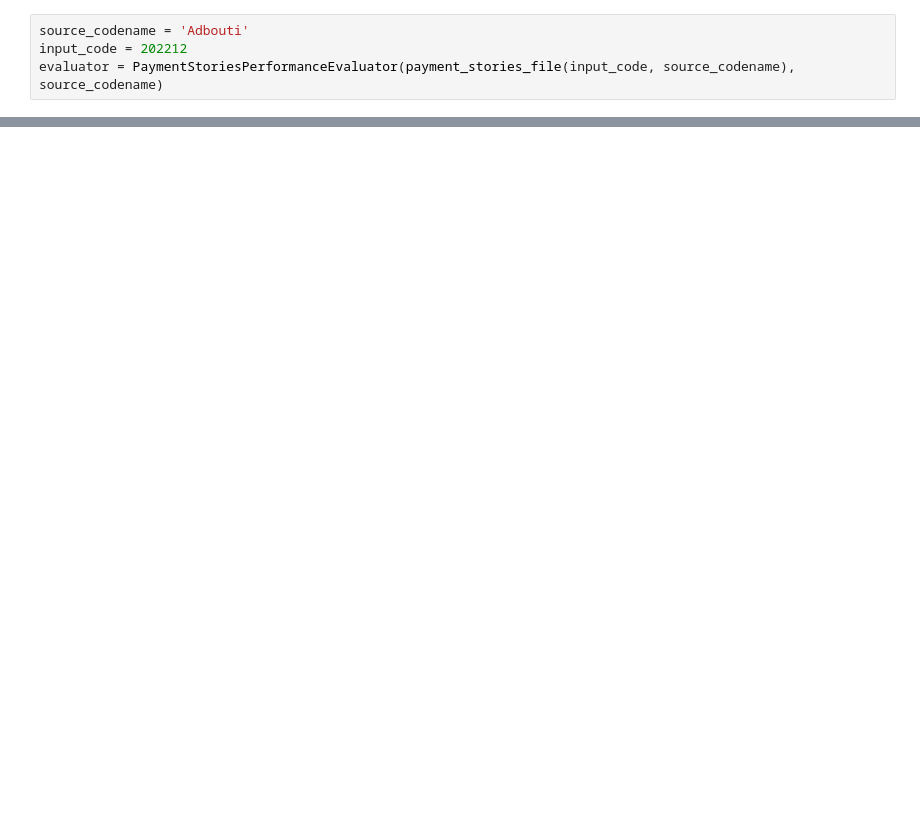
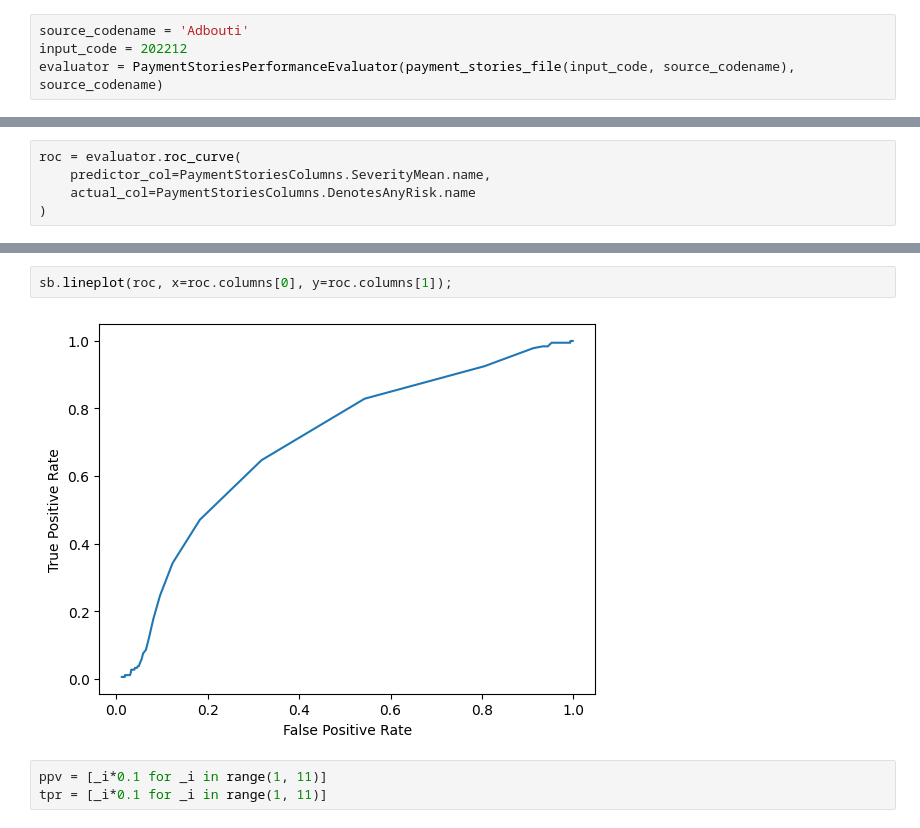
Before and after one commit to konradgrodek/ADDS_PayDelay, a Jupyter notebook: 40_performance/400_performance_visualization.ipynb, the cells around one changed output, grey strips where cells are left out. Saved outputs shown, nothing was run; the diff lists cells and outputs as text; blank space fills up the shorter version.

```diff
--- a/40_performance/400_performance_visualization.ipynb
+++ b/40_performance/400_performance_visualization.ipynb
@@ -63,0 +88,5 @@ pc.invert(truth)
+# %%
+roc = evaluator.roc_curve(
+    predictor_col=PaymentStoriesColumns.SeverityMean.name,
+    actual_col=PaymentStoriesColumns.DenotesAnyRisk.name
+)
@@ -63,0 +109,7 @@ pc.invert(truth)
+# %%
+sb.lineplot(roc, x=roc.columns[0], y=roc.columns[1]);
+# %% [output]
+[figure, added]
+# %%
+ppv = [_i*0.1 for _i in range(1, 11)]
+tpr = [_i*0.1 for _i in range(1, 11)]
```
Also changed, not shown: parts of 16 cells of this notebook, 6 other files.
